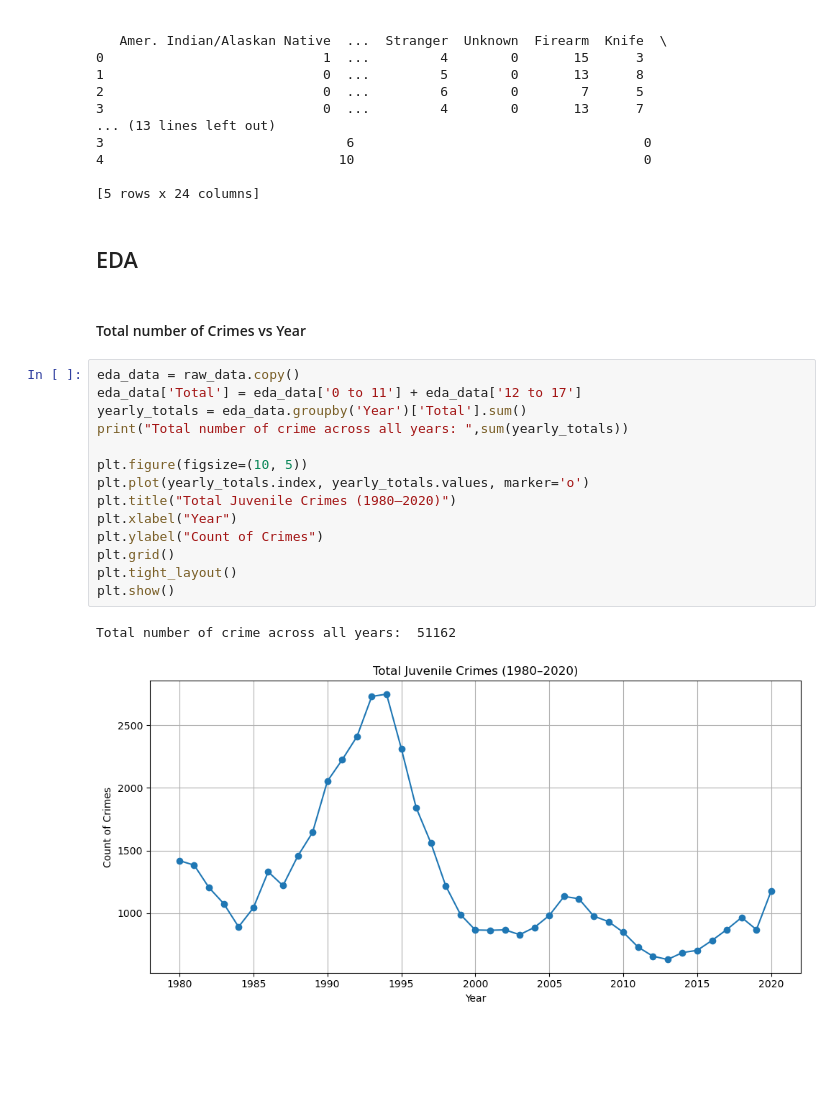
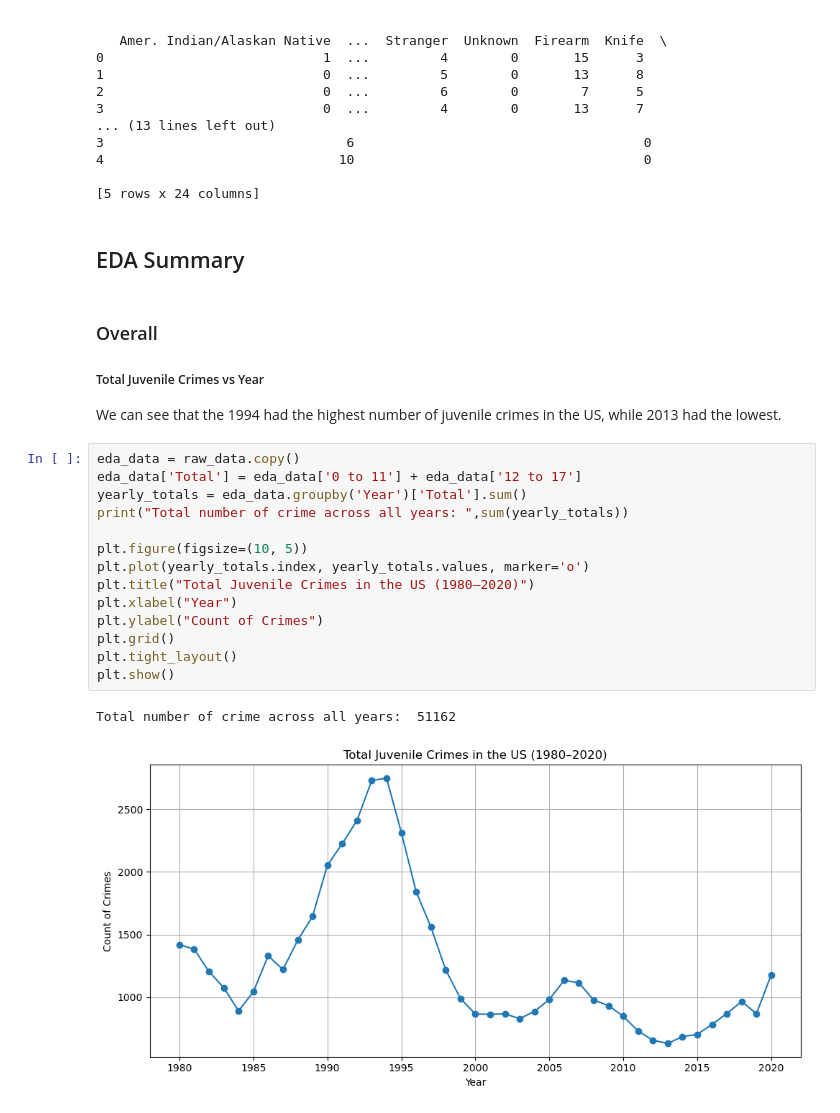
Before and after one commit to nsano1/CSE572FinalProject, a Jupyter notebook: exploratory_data_analysis.ipynb, the cells around one changed output. Saved outputs shown, nothing was run; the diff lists cells and outputs as text; blank space fills up the shorter version.

```diff
--- a/exploratory_data_analysis.ipynb
+++ b/exploratory_data_analysis.ipynb
@@ -36,23 +36,25 @@ print(raw_data.head())
 
 [5 rows x 24 columns]
 # %% [markdown]
-## EDA
+## EDA Summary
 # %% [markdown]
-#### Total number of Crimes vs Year
+### Overall
+##### Total Juvenile Crimes vs Year
+We can see that the 1994 had the highest number of juvenile crimes in the US, while 2013 had the lowest.
 # %%
 eda_data = raw_data.copy()
 eda_data['Total'] = eda_data['0 to 11'] + eda_data['12 to 17']
 yearly_totals = eda_data.groupby('Year')['Total'].sum()
 print("Total number of crime across all years: ",sum(yearly_totals))
 
 plt.figure(figsize=(10, 5))
 plt.plot(yearly_totals.index, yearly_totals.values, marker='o')
-plt.title("Total Juvenile Crimes (1980–2020)")
+plt.title("Total Juvenile Crimes in the US (1980–2020)")
 plt.xlabel("Year")
 plt.ylabel("Count of Crimes")
 plt.grid()
 plt.tight_layout()
 plt.show()
 # %% [output]
 Total number of crime across all years:  51162
-[figure, old version]
+[figure, new version]
```
Also changed, not shown: parts of 7 cells of this notebook.
